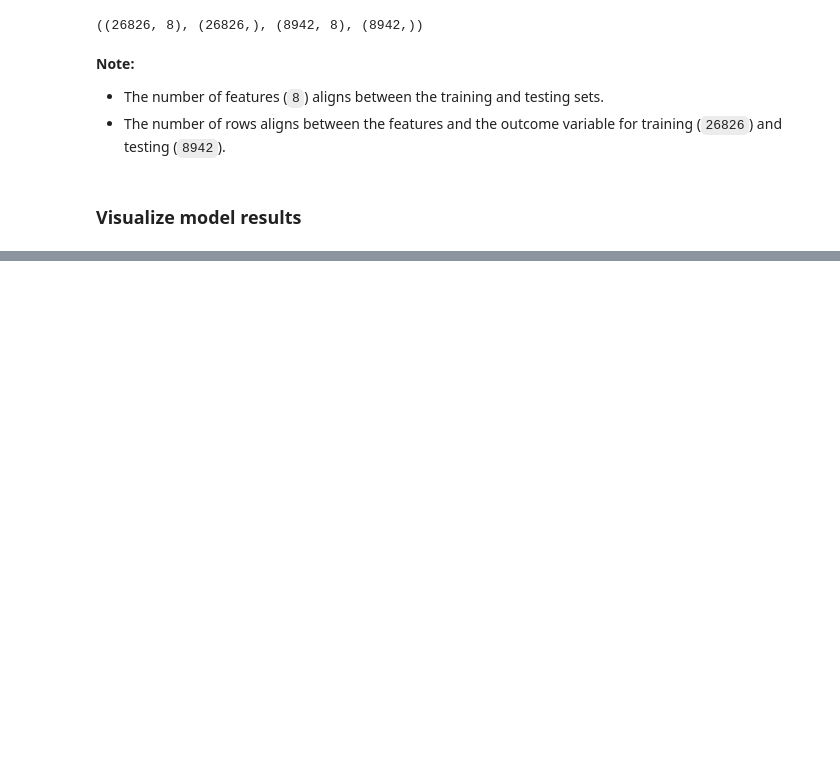
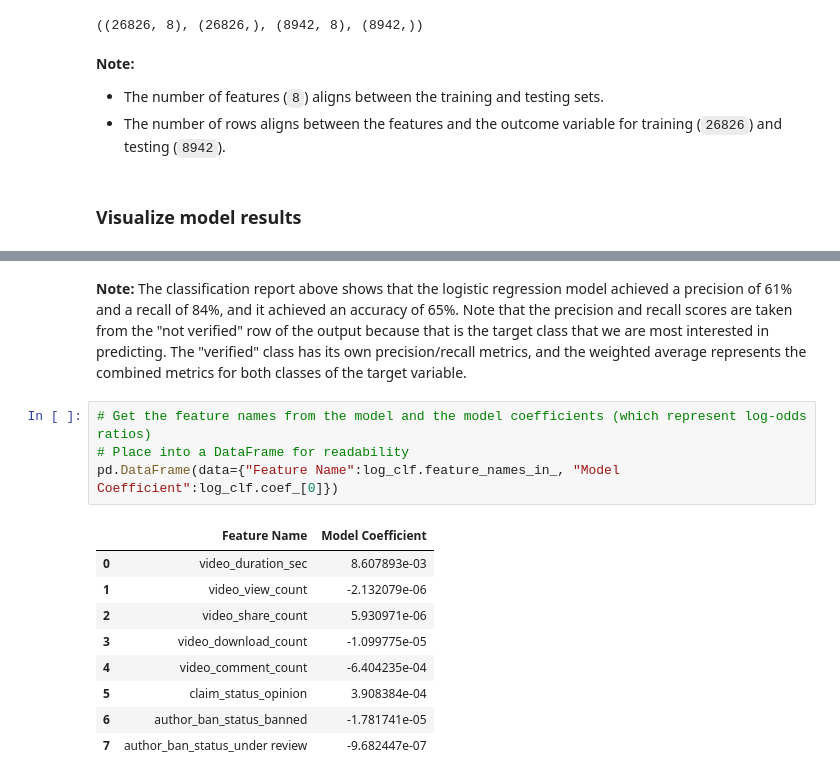
Before and after one commit to Mustafa777Xo/TikTok, a Jupyter notebook: tiktok_classfication.ipynb, the cells around one changed output, grey strips where cells are left out. Drawn from its saved outputs; the diff is of its cells as text; blank space fills up the shorter version.

```diff
--- a/tiktok_classfication.ipynb
+++ b/tiktok_classfication.ipynb
@@ -873,0 +916,16 @@ X_train_final.shape, y_train_final.shape, X_test_final.shape, y_test_final.shape
+# %% [markdown]
+**Note:** The classification report above shows that the logistic regression model achieved a precision of 61% and a recall of 84%, and it achieved an accuracy of 65%. Note that the precision and recall scores are taken from the "not verified" row of the output because that is the target class that we are most interested in predicting. The "verified" class has its own precision/recall metrics, and the weighted average represents the combined metrics for both classes of the target variable.
+# %%
+# Get the feature names from the model and the model coefficients (which represent log-odds ratios)
+# Place into a DataFrame for readability
+pd.DataFrame(data={"Feature Name":log_clf.feature_names_in_, "Model Coefficient":log_clf.coef_[0]})
+# %% [output]
+|  | Feature Name | Model Coefficient |
+| 0 | video_duration_sec | 8.607893e-03 |
+| 1 | video_view_count | -2.132079e-06 |
+| 2 | video_share_count | 5.930971e-06 |
+| 3 | video_download_count | -1.099775e-05 |
+| 4 | video_comment_count | -6.404235e-04 |
+| 5 | claim_status_opinion | 3.908384e-04 |
+| 6 | author_ban_status_banned | -1.781741e-05 |
+| 7 | author_ban_status_under review | -9.682447e-07 |
```
Also changed, not shown: parts of 5 cells of this notebook.
